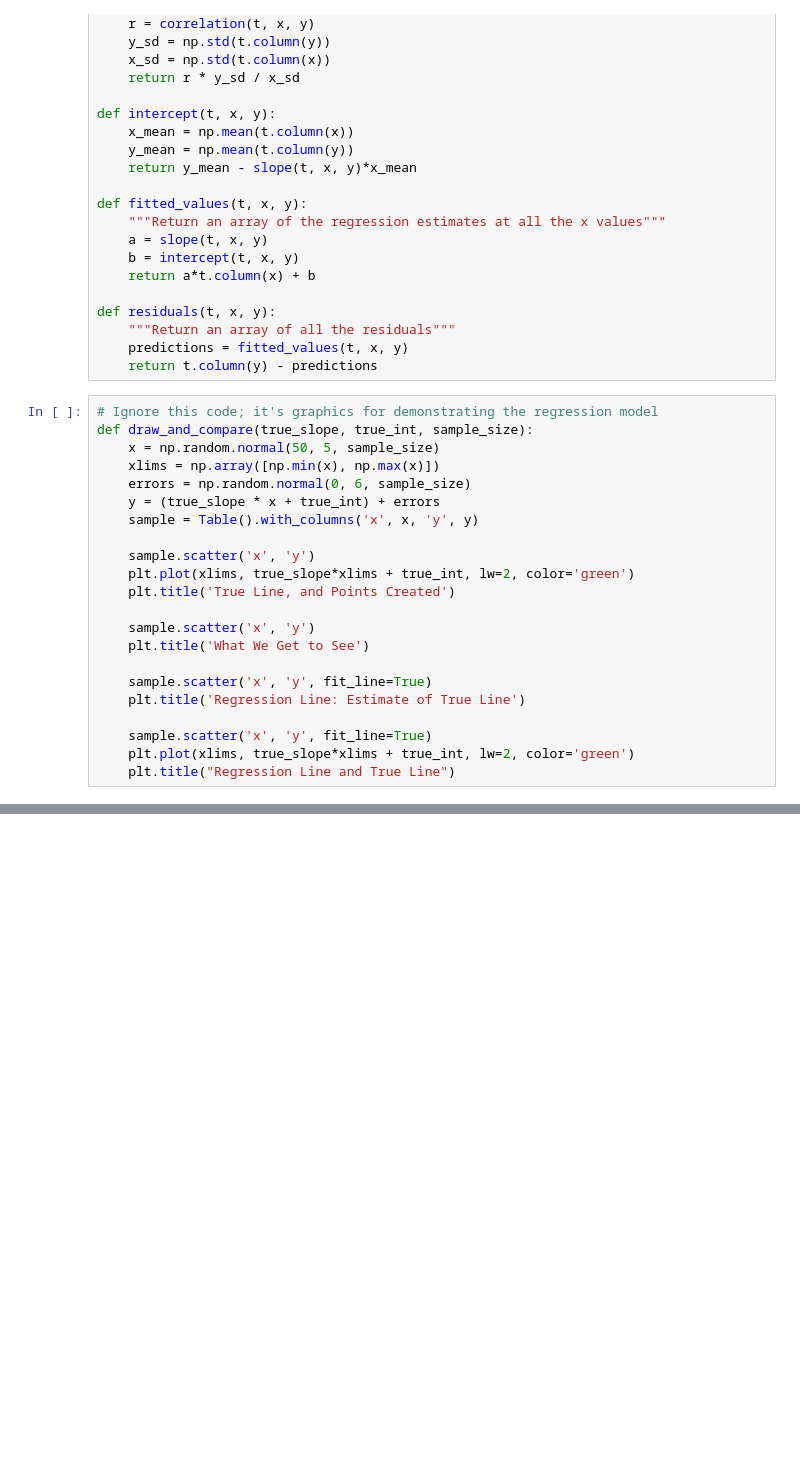
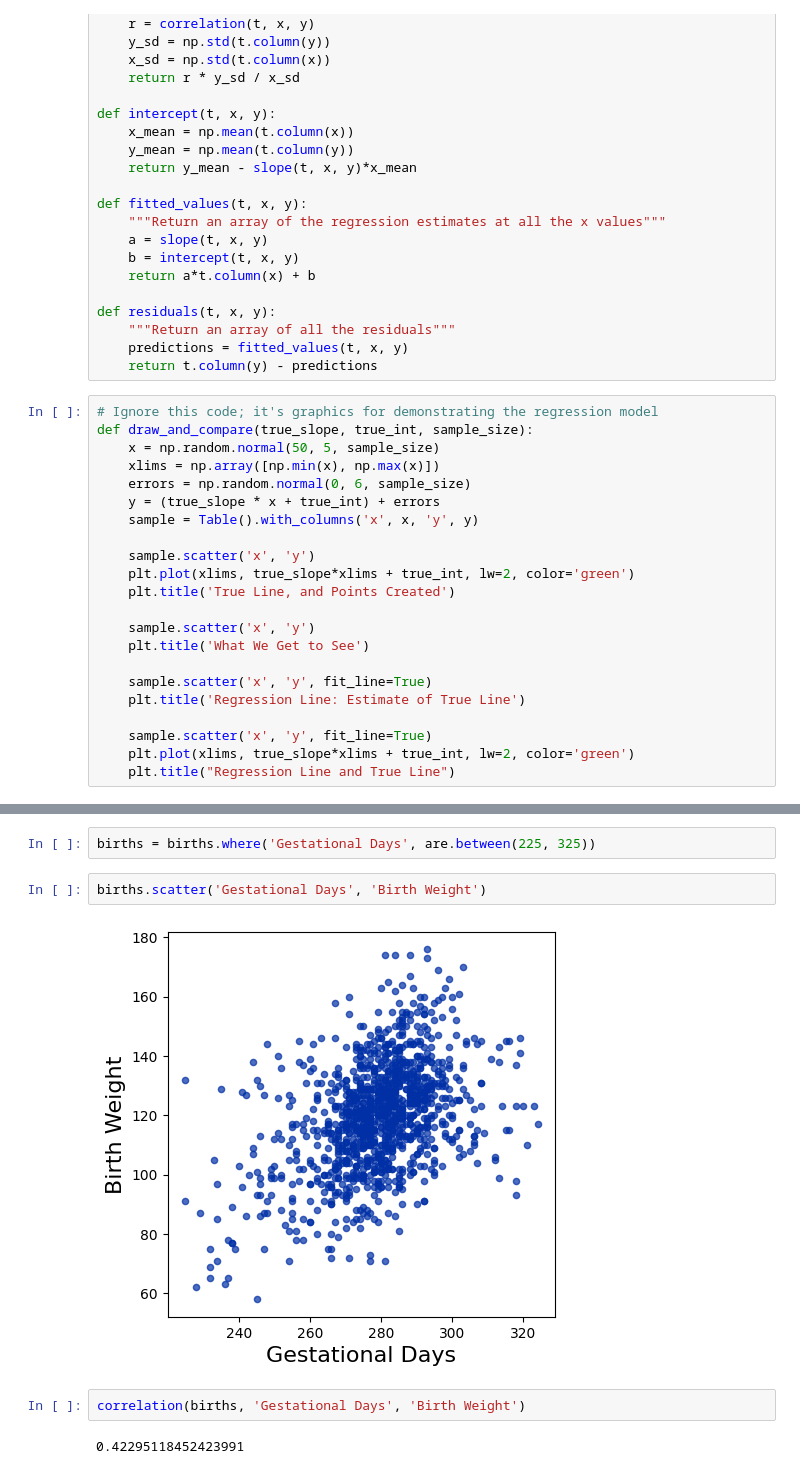
Before and after one commit to lochnes-007/Data8, a Jupyter notebook: 33-RegressionInference.ipynb, the cells around one changed output, grey strips where cells are left out. Drawn from its saved outputs; the diff is of its cells as text; blank space fills up the shorter version.

```diff
--- a/33-RegressionInference.ipynb
+++ b/33-RegressionInference.ipynb
@@ -59,0 +95,10 @@ def draw_and_compare(true_slope, true_int, sample_size):
+# %%
+births = births.where('Gestational Days', are.between(225, 325))
+# %%
+births.scatter('Gestational Days', 'Birth Weight')
+# %% [output]
+[figure, added]
+# %%
+correlation(births, 'Gestational Days', 'Birth Weight')
+# %% [output]
+0.42295118452423991
```
Also changed, not shown: parts of 9 cells of this notebook.
